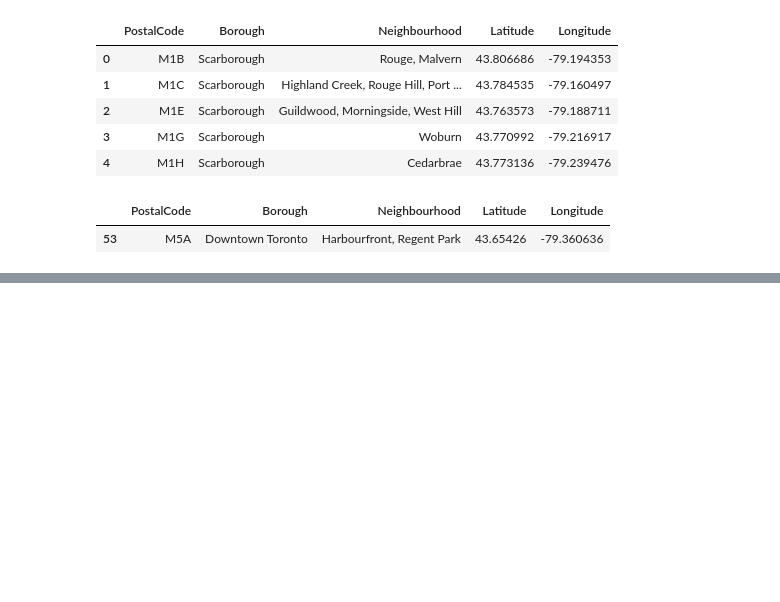
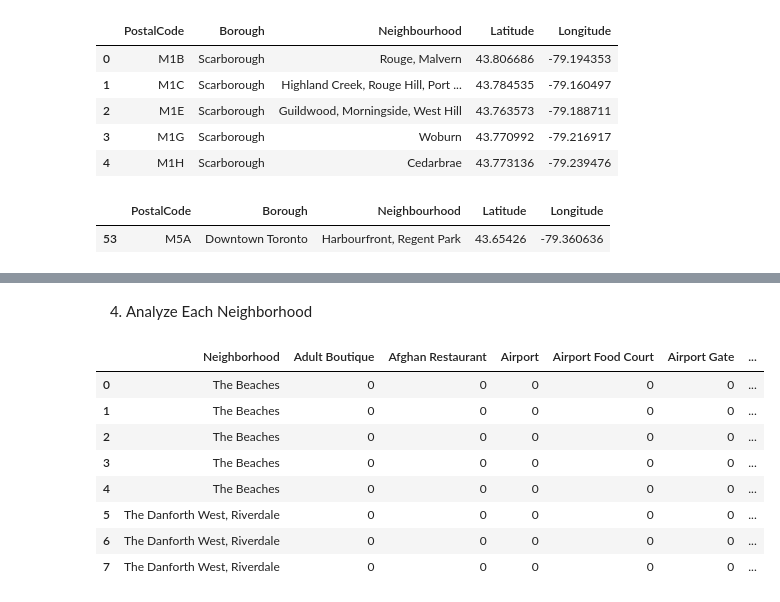
Before and after one commit to ChaoCeciliaChen/Coursera_Capstone, a Jupyter notebook: Segmenting & Clustering neighborhoods in Toronto.ipynb, the cells around one changed output, grey strips where cells are left out. Drawn from its saved outputs; the diff is of its cells as text; code cells hidden in the pictures; blank space fills up the shorter version.

```diff
--- a/Segmenting & Clustering neighborhoods in Toronto.ipynb
+++ b/Segmenting & Clustering neighborhoods in Toronto.ipynb
@@ -226,0 +315,4 @@ data_tor_final.loc[data_tor_final['PostalCode'] == 'M5A']
+# %%
+#select all boroughs that contain Toronto only
+tor_data = data_tor_final[data_tor_final['Borough'].str.contains('Toronto')==True].reset_index(drop=True)
+tor_data.head()
@@ -226,0 +535,28 @@ data_tor_final.loc[data_tor_final['PostalCode'] == 'M5A']
+# %% [markdown]
+4) Analyze Each Neighborhood
+# %%
+# one hot encoding
+theBeaches_onehot = pd.get_dummies(theBeaches_venues[['Venue Category']], prefix="", prefix_sep="")
+
+# add neighborhood column back to dataframe
+columns = theBeaches_venues['Neighborhood']
+theBeaches_onehot['Neighborhood'] = columns
+
+#find index of column "Neighborhood"
+index_neighborhood = theBeaches_onehot.columns.get_loc("Neighborhood")
+
+# move neighborhood column to the first column
+fixed_columns = [theBeaches_onehot.columns[index_neighborhood]] + list(theBeaches_onehot.columns[:index_neighborhood])
+theBeaches_onehot = theBeaches_onehot[fixed_columns]
+
+theBeaches_onehot.head(8)
+# %% [output]
+|  | Neighborhood | Adult Boutique | Afghan Restaurant | Airport | Airport Food Court | Airport Gate | ... |
+| 0 | The Beaches | 0 | 0 | 0 | 0 | 0 | ... |
+| 1 | The Beaches | 0 | 0 | 0 | 0 | 0 | ... |
+| 2 | The Beaches | 0 | 0 | 0 | 0 | 0 | ... |
+| 3 | The Beaches | 0 | 0 | 0 | 0 | 0 | ... |
+| 4 | The Beaches | 0 | 0 | 0 | 0 | 0 | ... |
+| 5 | The Danforth West, Riverdale | 0 | 0 | 0 | 0 | 0 | ... |
+| 6 | The Danforth West, Riverdale | 0 | 0 | 0 | 0 | 0 | ... |
+| 7 | The Danforth West, Riverdale | 0 | 0 | 0 | 0 | 0 | ... |
```
Also changed, not shown: parts of 39 cells of this notebook.
